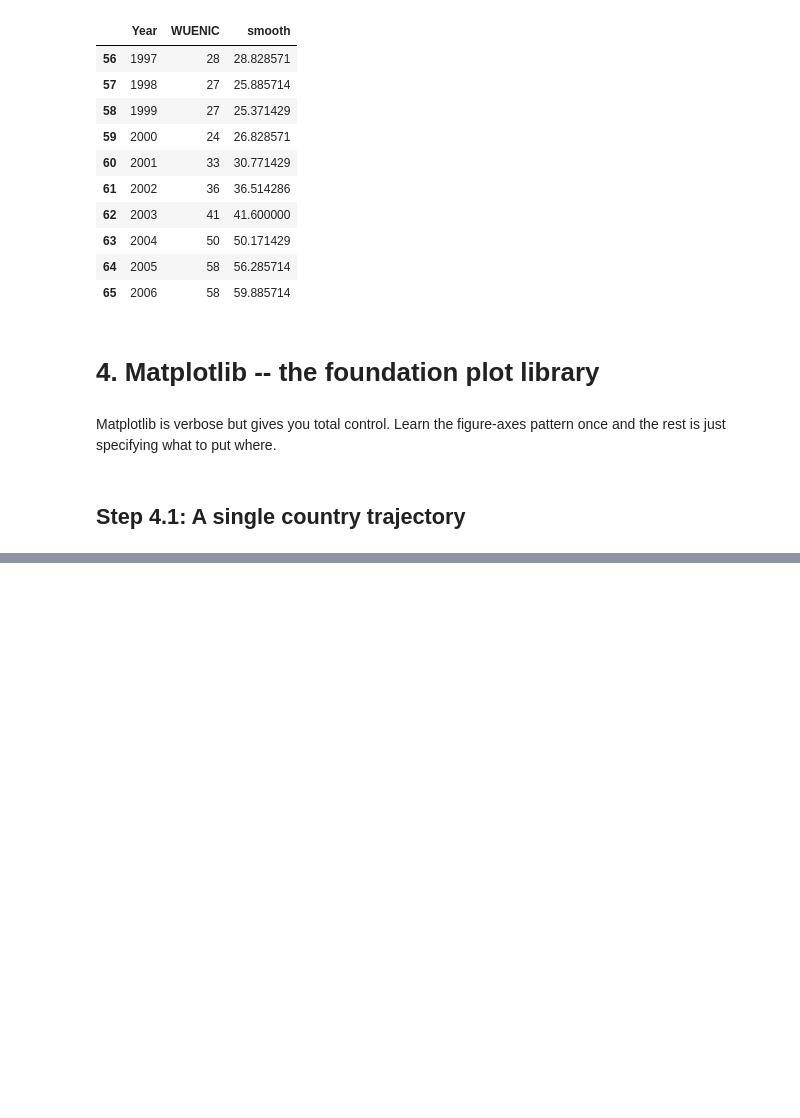
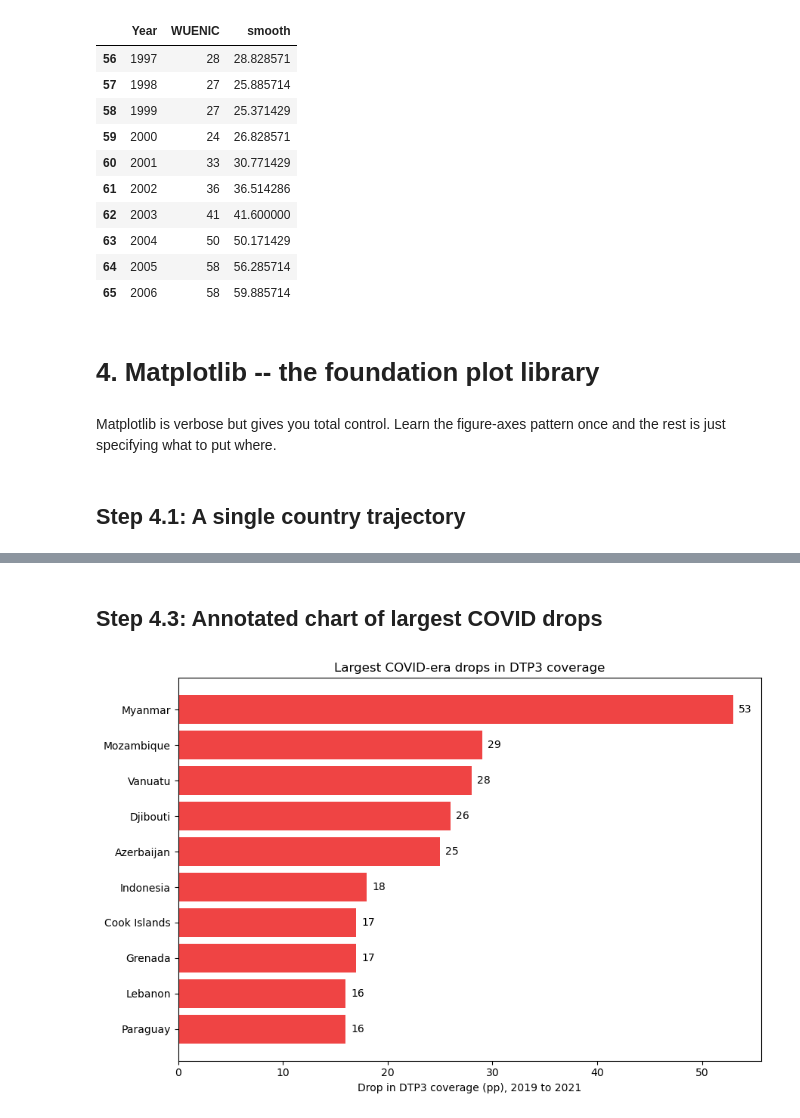
Before and after one commit to kj721/Ubiquitous, a Jupyter notebook: Projects/WUENIC 2025/cgpt_tutor_wuenic_2024.ipynb, the cells around one changed output, grey strips where cells are left out. Cells and saved outputs as stored; diff of their text form; code cells hidden in the pictures; blank space fills up the shorter version.

```diff
--- a/Projects/WUENIC 2025/cgpt_tutor_wuenic_2024.ipynb
+++ b/Projects/WUENIC 2025/cgpt_tutor_wuenic_2024.ipynb
@@ -606,0 +644,15 @@ Matplotlib is verbose but gives you total control. Learn the figure-axes pattern
+# %% [markdown]
+## Step 4.3: Annotated chart of largest COVID drops
+# %%
+drops = (pivot[2019] - pivot[2021]).sort_values(ascending=False).head(10)
+
+fig, ax = plt.subplots(figsize=(9, 6))
+ax.barh(drops.index[::-1], drops.values[::-1], color="#ef4444")
+ax.set_xlabel("Drop in DTP3 coverage (pp), 2019 to 2021")
+ax.set_title("Largest COVID-era drops in DTP3 coverage")
+for i, v in enumerate(drops.values[::-1]):
+    ax.text(v + 0.5, i, f"{v:.0f}", va="center")
+plt.tight_layout()
+plt.show()
+# %% [output]
+[figure, added]
```
Also changed, not shown: parts of 70 cells of this notebook, 10 other files.
